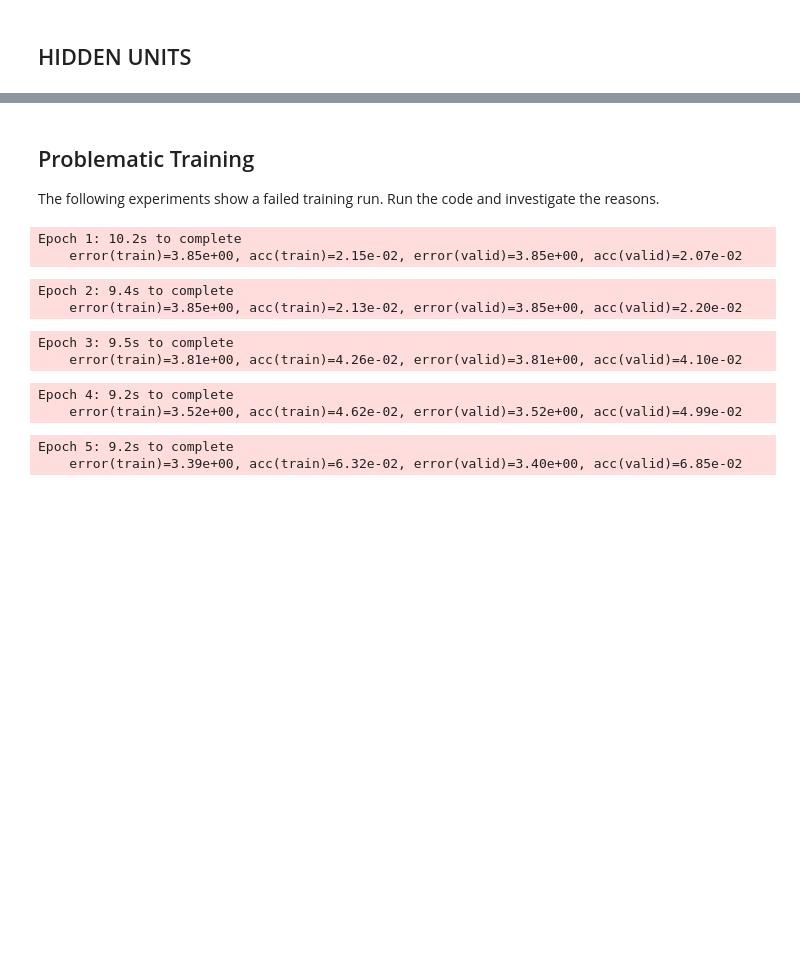
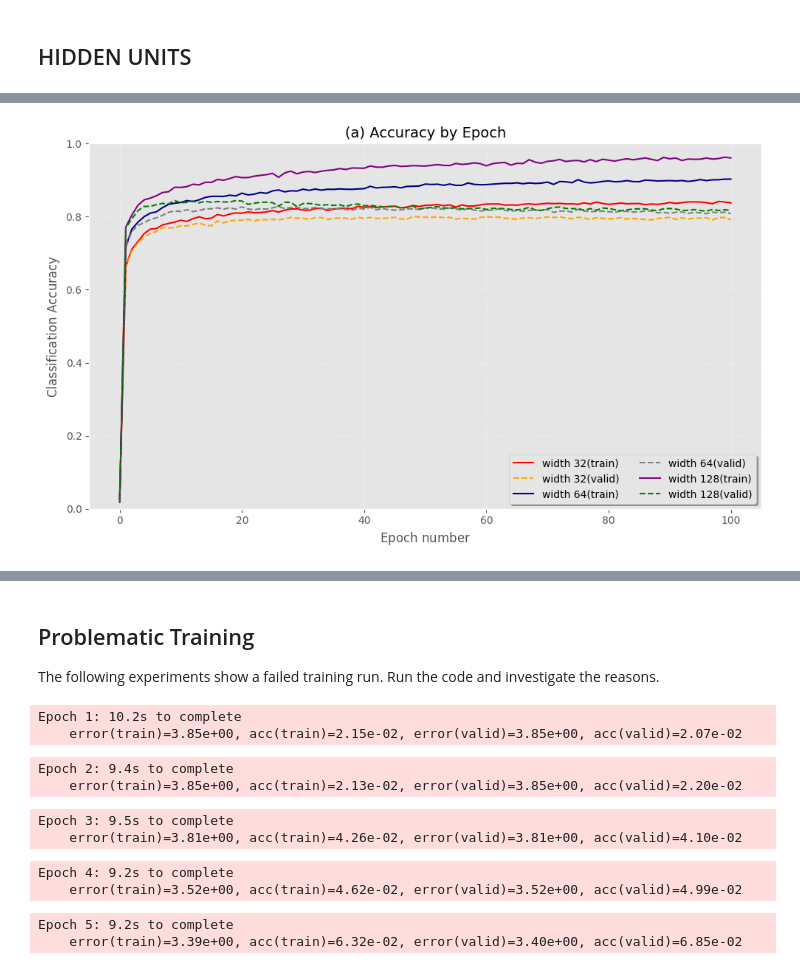
Before and after one commit to s2891782/mlp, a Jupyter notebook: notebooks/Coursework_1.ipynb, the cells around one changed output, grey strips where cells are left out. Cells and saved outputs as stored; diff of their text form; code cells hidden in the pictures; blank space fills up the shorter version.

```diff
--- a/notebooks/Coursework_1.ipynb
+++ b/notebooks/Coursework_1.ipynb
@@ -284,2 +147,18 @@ def plot_maxout(models,stats_interval,notebook=True):
 # %% [markdown]
 ## HIDDEN UNITS
+# %%
+results_file_w = 'table_1_results_individual.json'
+HEADERS_W = ["# Hidden Units", "Val. Acc. (%)", "Train Error", "Val. Error"]
+num_hidden_layers = 2
+
+# INITIALIZE RESULTS FILE
+with open(results_file_w, 'w') as f:
+    json.dump({"headers": HEADERS_W, "data": []}, f)
+
+print(f"[SETUP] Initializing results file for Width Analysis: '{results_file_w}'.")
+
+# Initialize common objects (assuming num_hidden_layers is 2)
+weights_init = GlorotUniformInit(rng=rng)
+biases_init = ConstantInit(0.)
+error = CrossEntropySoftmaxError()
+learning_rule = AdamLearningRule(learning_rate=learning_rate)
@@ -285,0 +400,66 @@ def plot_maxout(models,stats_interval,notebook=True):
+# %%
+import matplotlib.pyplot as plt
+import numpy as np
+
+WIDTH_CURVE_STYLES = {
+    # Train curves (Solid lines)
+    32:  {'color': 'red', 'linestyle': '-', 'label': 'width 32(train)'},
+    64:  {'color': 'navy', 'linestyle': '-', 'label': 'width 64(train)'},
+    128: {'color': 'purple', 'linestyle': '-', 'label': 'width 128(train)'},
+
+    # Validation curves (Dashed lines)
+    '32_valid': {'color': 'orange', 'linestyle': '--', 'label': 'width 32(valid)'},
+    '64_valid': {'color': 'grey', 'linestyle': '--', 'label': 'width 64(valid)'},
+    '128_valid': {'color': 'green', 'linestyle': '--', 'label': 'width 128(valid)'}
+}
+widths = [32, 64, 128]
+
+try:
+    all_stats_width = {32: stats_w32, 64: stats_w64, 128: stats_w128}
+    epochs = np.arange(0, num_epochs + stats_interval, stats_interval)
+except NameError as e:
+    print(f"[ERROR] Variable missing: {e}. Please ensure all width experiment cells ran.")
+    raise
+
+# Plot Generation for ACCURACY
+fig, ax = plt.subplots(1, 1, figsize=(10, 6)) # Single subplot
+
+all_handles = []
+all_labels = []
+
+for width in widths:
+    stats = all_stats_width[width]
+
+    train_acc = [s[keys['acc(train)']] for s in stats]
+    valid_acc = [s[keys['acc(valid)']] for s in stats]
+
+    # Plot Train (Solid)
+    h_train, = ax.plot(epochs, train_acc, **WIDTH_CURVE_STYLES[width])
+    # Plot Validation (Dashed)
+    h_valid, = ax.plot(epochs, valid_acc, **WIDTH_CURVE_STYLES[f'{width}_valid'])
+
+    all_handles.extend([h_train, h_valid])
+    all_labels.extend([WIDTH_CURVE_STYLES[width]['label'], WIDTH_CURVE_STYLES[f'{width}_valid']['label']])
+
+# Formatting
+ax.set_title(r'(a) Accuracy by Epoch', fontsize=14)
+ax.set_xlabel(r'$\mathrm{Epoch\ number}$', fontsize=12)
+ax.set_ylabel(r'$\mathrm{Classification\ Accuracy}$', fontsize=12)
+ax.grid(True, linestyle=':', alpha=0.6)
+ax.set_ylim(0, 1.0)
+
+ax.legend(all_handles, all_labels,
+          loc='lower right',
+          ncol=2,
+          fontsize=10,
+          frameon=True,
+          fancybox=True,
+          shadow=True)
+
+# SAVE FIGURE TO PDF
+fig.tight_layout()
+save_filename = 'emnist_width_accuracy_curves.pdf'
+fig.savefig(save_filename)
+plt.show()
+# %% [output]
+[figure, added]
```
Also changed, not shown: parts of 26 cells of this notebook, 7 other files.
